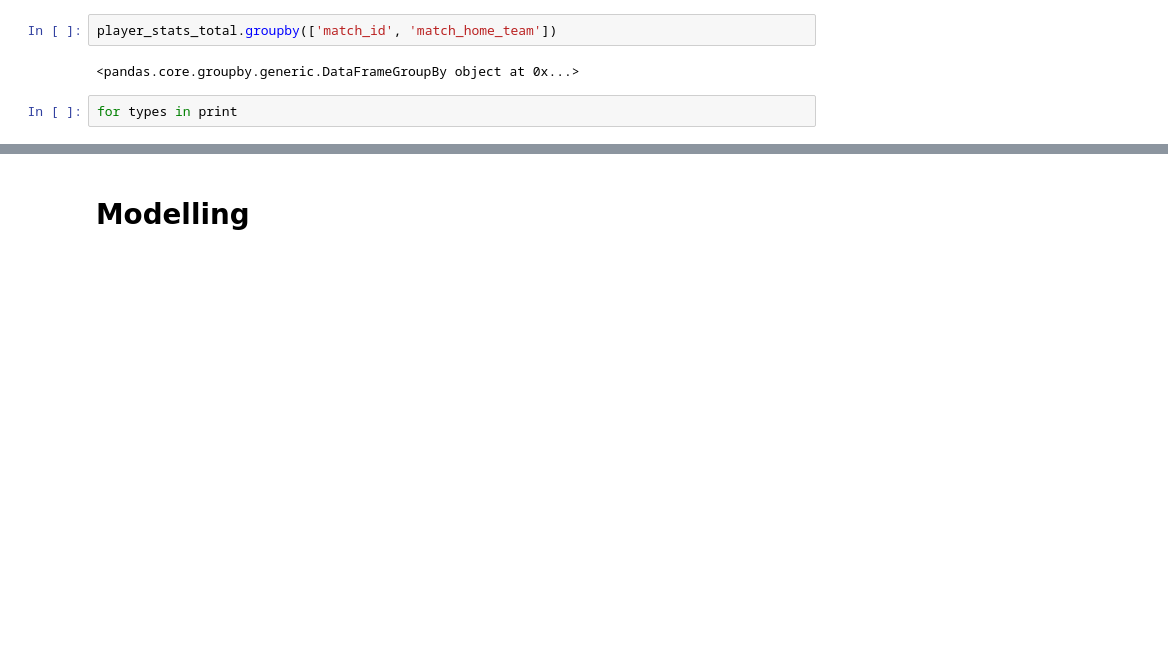
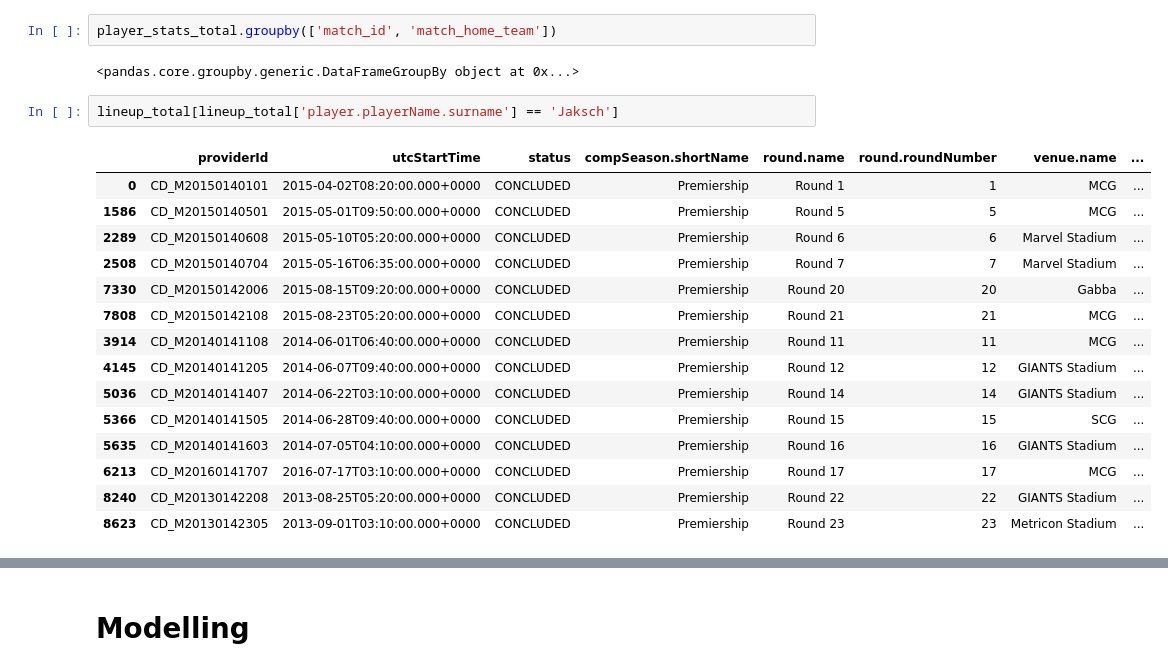
Before and after one commit to Beefstyles/AFLTippingPredictor, a Jupyter notebook: Initial_Modelling.ipynb, the cells around one changed output, grey strips where cells are left out. Cells and saved outputs as stored; diff of their text form; blank space fills up the shorter version.

```diff
--- a/Initial_Modelling.ipynb
+++ b/Initial_Modelling.ipynb
@@ -144,4 +280,20 @@ player_stats_total.groupby(['match_id', 'match_home_team'])
 # %% [output]
 <pandas.core.groupby.generic.DataFrameGroupBy object at 0x...>
 # %%
-for types in print
+lineup_total[lineup_total['player.playerName.surname'] == 'Jaksch']
+# %% [output]
+|  | providerId | utcStartTime | status | compSeason.shortName | round.name | round.roundNumber | venue.name | ... |
+| 0 | CD_M20150140101 | 2015-04-02T08:20:00.000+0000 | CONCLUDED | Premiership | Round 1 | 1 | MCG | ... |
+| 1586 | CD_M20150140501 | 2015-05-01T09:50:00.000+0000 | CONCLUDED | Premiership | Round 5 | 5 | MCG | ... |
+| 2289 | CD_M20150140608 | 2015-05-10T05:20:00.000+0000 | CONCLUDED | Premiership | Round 6 | 6 | Marvel Stadium | ... |
+| 2508 | CD_M20150140704 | 2015-05-16T06:35:00.000+0000 | CONCLUDED | Premiership | Round 7 | 7 | Marvel Stadium | ... |
+| 7330 | CD_M20150142006 | 2015-08-15T09:20:00.000+0000 | CONCLUDED | Premiership | Round 20 | 20 | Gabba | ... |
+| 7808 | CD_M20150142108 | 2015-08-23T05:20:00.000+0000 | CONCLUDED | Premiership | Round 21 | 21 | MCG | ... |
+| 3914 | CD_M20140141108 | 2014-06-01T06:40:00.000+0000 | CONCLUDED | Premiership | Round 11 | 11 | MCG | ... |
+| 4145 | CD_M20140141205 | 2014-06-07T09:40:00.000+0000 | CONCLUDED | Premiership | Round 12 | 12 | GIANTS Stadium | ... |
+| 5036 | CD_M20140141407 | 2014-06-22T03:10:00.000+0000 | CONCLUDED | Premiership | Round 14 | 14 | GIANTS Stadium | ... |
+| 5366 | CD_M20140141505 | 2014-06-28T09:40:00.000+0000 | CONCLUDED | Premiership | Round 15 | 15 | SCG | ... |
+| 5635 | CD_M20140141603 | 2014-07-05T04:10:00.000+0000 | CONCLUDED | Premiership | Round 16 | 16 | GIANTS Stadium | ... |
+| 6213 | CD_M20160141707 | 2016-07-17T03:10:00.000+0000 | CONCLUDED | Premiership | Round 17 | 17 | MCG | ... |
+| 8240 | CD_M20130142208 | 2013-08-25T05:20:00.000+0000 | CONCLUDED | Premiership | Round 22 | 22 | GIANTS Stadium | ... |
+| 8623 | CD_M20130142305 | 2013-09-01T03:10:00.000+0000 | CONCLUDED | Premiership | Round 23 | 23 | Metricon Stadium | ... |
```
Also changed, not shown: parts of 14 cells of this notebook.
